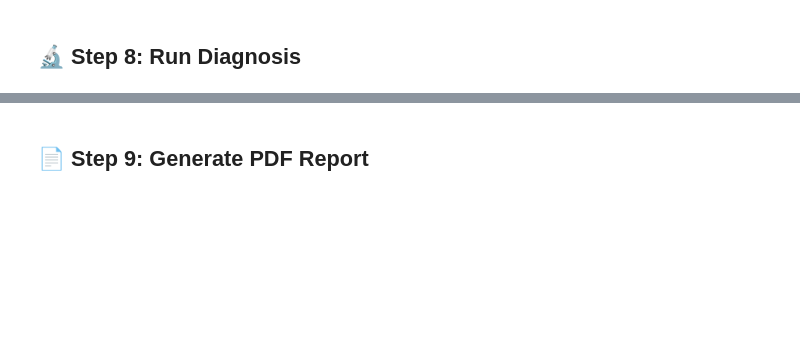
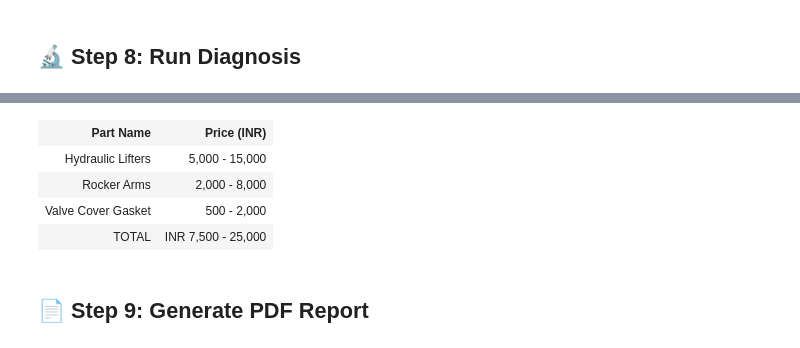
Before and after one commit to SAGAR-0000/Kaggle-Capstone-Project, a Jupyter notebook: mechanic-mitra.ipynb, the cells around one changed output, grey strips where cells are left out. Drawn from its saved outputs; the diff is of its cells as text; code cells hidden in the pictures; blank space fills up the shorter version.

Commit message:
Kaggle Notebook | Mechanic-Mitra | Final Version

```diff
--- a/mechanic-mitra.ipynb
+++ b/mechanic-mitra.ipynb
@@ -570,26 +618,44 @@ except Exception as e:
 # %%
 from IPython.display import display, HTML, Markdown
 
-def parse_price_safe(price_val):
-    """Safely parses price from string or number"""
+def parse_price_range(price_val):
+    """Parse price and return (low, high) tuple"""
     if isinstance(price_val, (int, float)):
-        return price_val
+        return (price_val, price_val)
     if isinstance(price_val, str):
         try:
             clean = price_val.replace('INR', '').replace(',', '').strip()
             if '-' in clean:
                 low, high = map(float, clean.split('-'))
-                return (low + high) / 2
-            return float(clean)
+                return (low, high)
+            val = float(clean)
+            return (val, val)
         except:
-            return 0
-    return 0
+            return (0, 0)
+    return (0, 0)
 
 if 'parts' in locals() and 'diagnosis_data' in locals():
-    # 1. Display Total Cost
-    total_cost = sum(parse_price_safe(part.get('price_inr', 0)) for part in parts)
-    display(HTML(f"<div style='background-color: #f0f8ff; padding: 15px; border-radius: 5px; border: 1px solid #007bff;'>"
-                 f"<h3 style='color: black; margin-top:0;'>Mechanic-Mitra Diagnostic Report</h3>"))
+    # 1. Calculate Total Cost Range
+    total_low = 0
+    total_high = 0
+    for part in parts:
+        low, high = parse_price_range(part.get('price_inr', 0))
+        total_low += low
+        total_high += high
+
+    # Format total string
+    if total_low == total_high:
+        total_str = f"INR {total_low:,.0f}"
+    else:
+        total_str = f"INR {total_low:,.0f} - {total_high:,.0f}"
+
+    # Display header with total cost range
+    display(HTML(f"""
+    <div style='background-color: #f0f8ff; padding: 15px; border-radius: 5px; border: 1px solid #007bff;'>
+        <h3 style='color: black; margin-top:0;'>Mechanic-Mitra Diagnostic Report</h3>
+        <h4 style='color: #007bff; margin: 10px 0;'>💰 Estimated Total Cost: {total_str}</h4>
+    </div>
+    """))
 
     # 2. Display Diagnosis Summary
     visual = diagnosis_data.get('visual_analysis', 'N/A')
@@ -600,18 +666,33 @@ if 'parts' in locals() and 'diagnosis_data' in locals():
     display(Markdown(f"### 👂 Audio Analysis\n{audio}\n"))
     display(Markdown(f"### 🔧 Comprehensive Diagnosis\n{diagnosis}\n"))
 
-    # 3. Display Parts List
+    # 3. Display Parts List with Professional Styling
     if parts:
-        parts_html = "<table style='width:100%; border-collapse: collapse;'>"
-    # Headers: Black text
-        parts_html += "<tr style='background-color: #f2f2f2;'><th style='padding: 8px; border: 1px solid #ddd; color: black;'>Part Name</th><th style='padding: 8px; border: 1px solid #ddd; color: black;'>Price (INR)</th></tr>"
+        parts_html = "<table style='width:100%; border-collapse: collapse; box-shadow: 0 2px 4px rgba(0,0,0,0.1); border-radius: 8px; overflow: hidden;'>"
 
-        for part in parts:
-        # Data Rows: White text
-            parts_html += f"<tr><td style='padding: 8px; border: 1px solid #ddd; color: white;'>{part.get('part_name', 'Unknown')}</td>"
-            parts_html += f"<td style='padding: 8px; border: 1px solid #ddd; color: white;'>{part.get('price_inr', 'N/A')}</td></tr>"
+        # Headers: Professional purple gradient
+        parts_html += """<tr style='background: linear-gradient(135deg, #667eea 0%, #764ba2 100%); color: white;'>
+            <th style='padding: 12px 15px; text-align: left; font-weight: 600; border-bottom: 2px solid #dee2e6;'>Part Name</th>
+            <th style='padding: 12px 15px; text-align: right; font-weight: 600; border-bottom: 2px solid #dee2e6;'>Price (INR)</th>
+        </tr>"""
+
+        # Data rows with zebra striping
+        for i, part in enumerate(parts):
+            # Alternating row colors
+            bg_color = '#f8f9fa' if i % 2 == 0 else '#ffffff'
+            parts_html += f"""<tr style='background-color: {bg_color};'>
+                <td style='padding: 10px 15px; border-bottom: 1px solid #dee2e6; color: #333;'>{part.get('part_name', 'Unknown')}</td>
+                <td style='padding: 10px 15px; border-bottom: 1px solid #dee2e6; text-align: right; color: #333; font-weight: 500;'>{part.get('price_inr', 'N/A')}</td>
+            </tr>"""
+
+        # Total row: Simple with light background and bold text
+        parts_html += f"""<tr style='background-color: #e9ecef; border-top: 2px solid #dee2e6;'>
+            <td style='padding: 12px 15px; color: #000; font-weight: bold; font-size: 15px;'>TOTAL</td>
+            <td style='padding: 12px 15px; text-align: right; color: #000; font-weight: bold; font-size: 15px;'>{total_str}</td>
+        </tr>"""
 
         parts_html += "</table>"
         display(HTML(f"<h3>📦 Required Parts</h3>{parts_html}"))
-    else:
-        print("ℹ️ Diagnosis data not available yet. Run the diagnosis step first.")
+else:
+    print("ℹ️ Diagnosis data not available yet. Run the diagnosis step first.")
+# %% [output]
@@ -618,2 +708,7 @@ if 'parts' in locals() and 'diagnosis_data' in locals():
+| Part Name | Price (INR) |
+| Hydraulic Lifters | 5,000 - 15,000 |
+| Rocker Arms | 2,000 - 8,000 |
+| Valve Cover Gasket | 500 - 2,000 |
+| TOTAL | INR 7,500 - 25,000 |
 # %% [markdown]
 ## 📄 Step 9: Generate PDF Report
```
Also changed, not shown: parts of 11 cells of this notebook.
